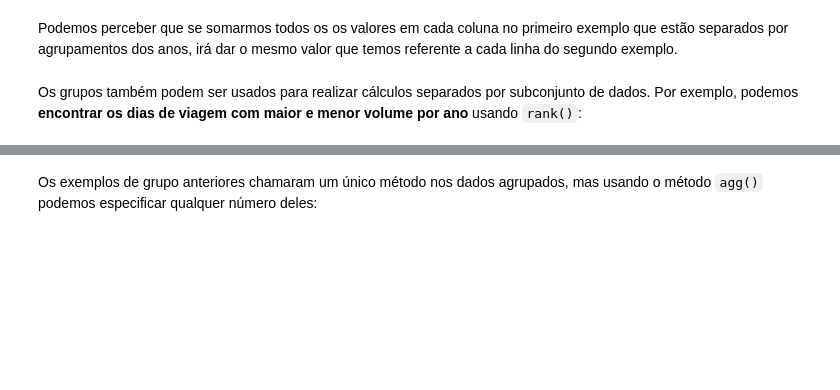
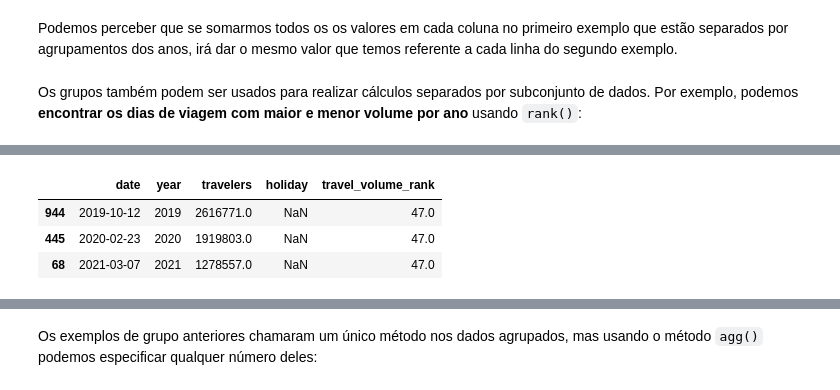
Before and after one commit to nicolas1707/pandas-workshop, a Jupyter notebook: notebooks/Anotações.ipynb, the cells around one changed output, grey strips where cells are left out. Drawn from its saved outputs; the diff is of its cells as text; code cells hidden in the pictures; blank space fills up the shorter version.

```diff
--- a/notebooks/Anotações.ipynb
+++ b/notebooks/Anotações.ipynb
@@ -508,2 +978,9 @@ Para saber outros rankings podemos definir o __range__ do nosso row de dados:
 # %%
-tsa_melted_holiday_travel_ranked[96:99]
+tsa_melted_holiday_travel.assign(
+    travel_volume_rank=lambda x: x.groupby('year').travelers.rank(ascending=False)
+).sort_values(['travel_volume_rank', 'year']).query("travel_volume_rank == 47")
+# %% [output]
+|  | date | year | travelers | holiday | travel_volume_rank |
+| 944 | 2019-10-12 | 2019 | 2616771.0 | NaN | 47.0 |
+| 445 | 2020-02-23 | 2020 | 1919803.0 | NaN | 47.0 |
+| 68 | 2021-03-07 | 2021 | 1278557.0 | NaN | 47.0 |
```
Also changed, not shown: parts of 66 cells of this notebook.
